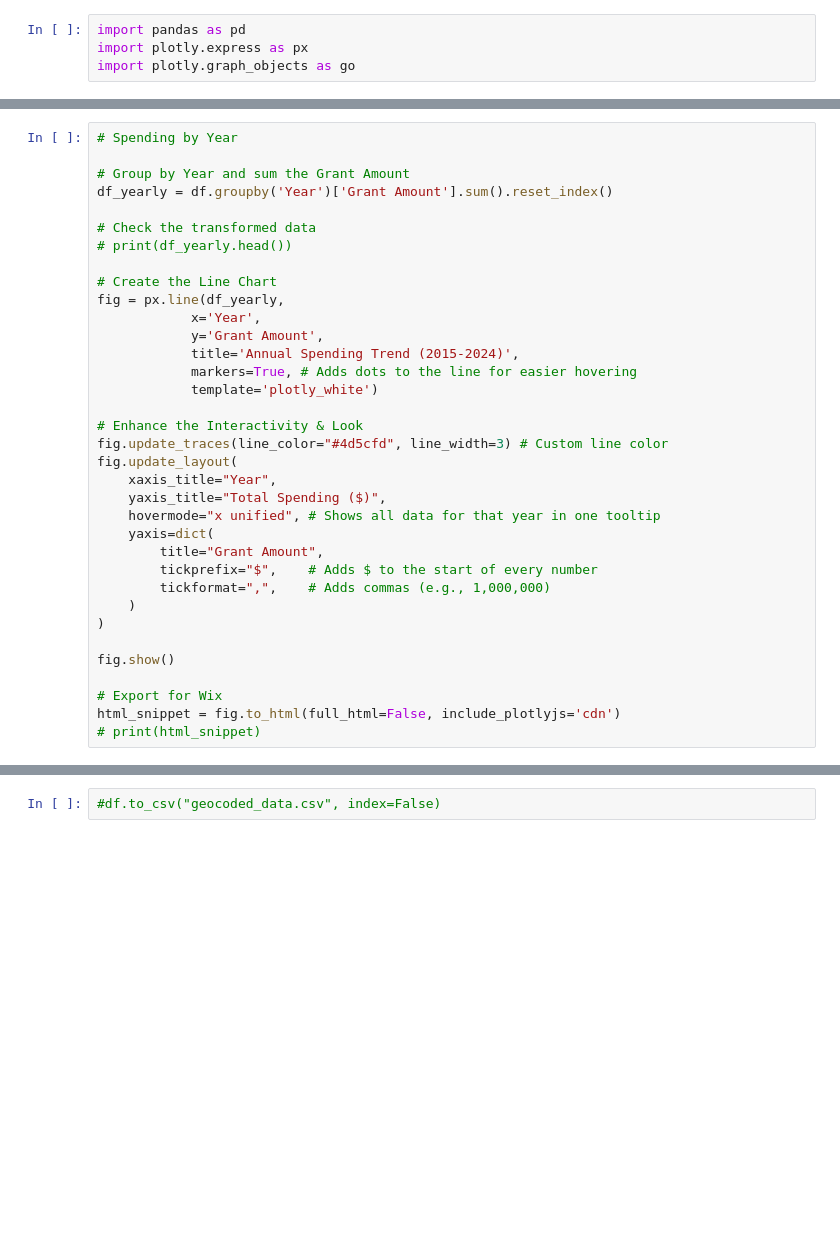
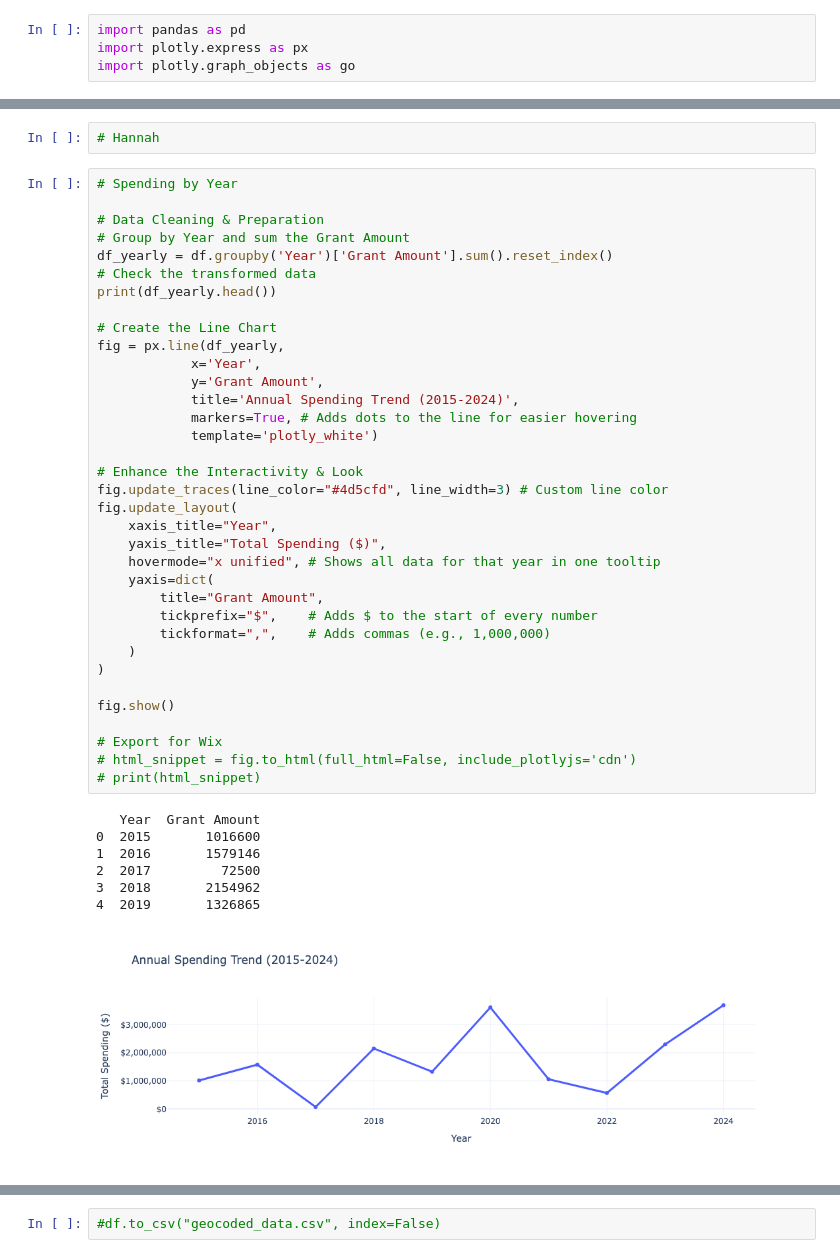
Before and after one commit to hkwee782/GASP-Clean-Air-Fund, a Jupyter notebook: charts.ipynb, the cells around one changed output, grey strips where cells are left out. Saved outputs shown, nothing was run; the diff lists cells and outputs as text; blank space fills up the shorter version.

```diff
--- a/charts.ipynb
+++ b/charts.ipynb
@@ -38,36 +55,46 @@ df.head()
+# %%
+# Hannah
 # %%
 # Spending by Year
 
+# Data Cleaning & Preparation
 # Group by Year and sum the Grant Amount
 df_yearly = df.groupby('Year')['Grant Amount'].sum().reset_index()
-
 # Check the transformed data
-# print(df_yearly.head())
+print(df_yearly.head())
 
 # Create the Line Chart
 fig = px.line(df_yearly,
             x='Year',
             y='Grant Amount',
             title='Annual Spending Trend (2015-2024)',
             markers=True, # Adds dots to the line for easier hovering
             template='plotly_white')
 
 # Enhance the Interactivity & Look
 fig.update_traces(line_color="#4d5cfd", line_width=3) # Custom line color
 fig.update_layout(
     xaxis_title="Year",
     yaxis_title="Total Spending ($)",
     hovermode="x unified", # Shows all data for that year in one tooltip
     yaxis=dict(
         title="Grant Amount",
         tickprefix="$",    # Adds $ to the start of every number
         tickformat=",",    # Adds commas (e.g., 1,000,000)
     )
 )
 
 fig.show()
 
 # Export for Wix
-html_snippet = fig.to_html(full_html=False, include_plotlyjs='cdn')
+# html_snippet = fig.to_html(full_html=False, include_plotlyjs='cdn')
 # print(html_snippet)
+# %% [output]
+   Year  Grant Amount
+0  2015       1016600
+1  2016       1579146
+2  2017         72500
+3  2018       2154962
+4  2019       1326865
+[figure, added]
 # %%
```
Also changed, not shown: parts of 12 cells of this notebook, 1 other file.
